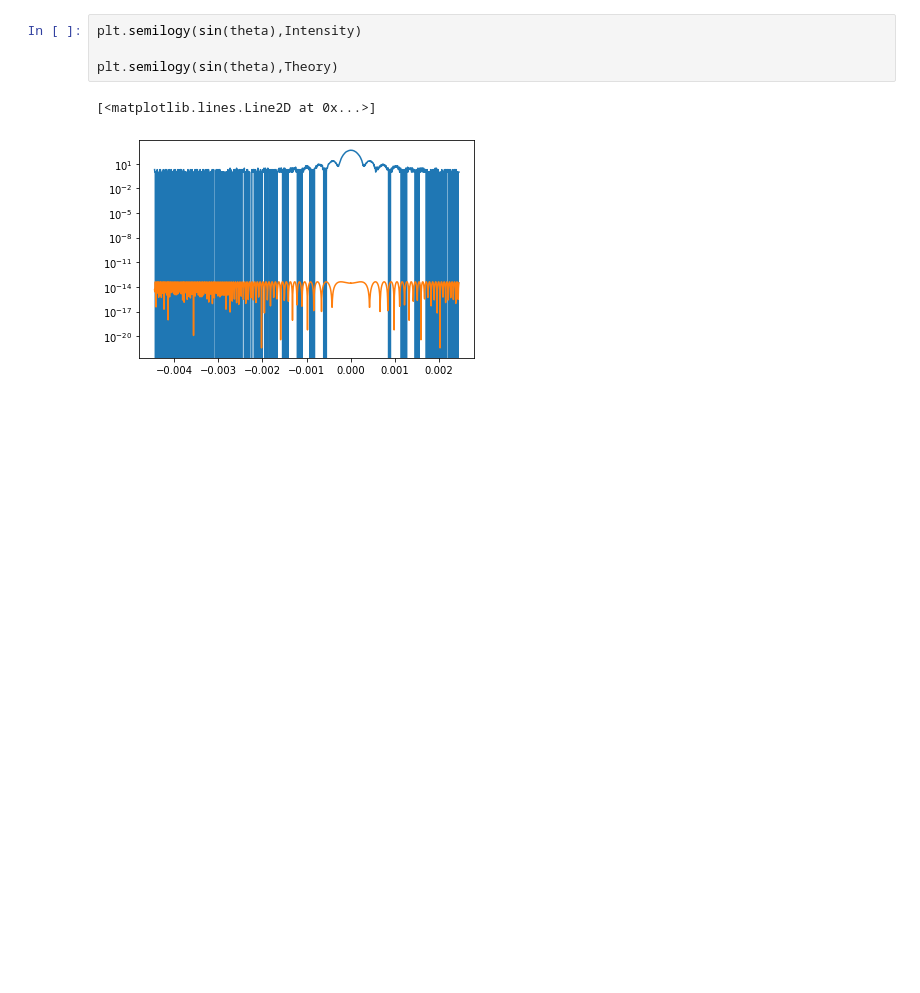
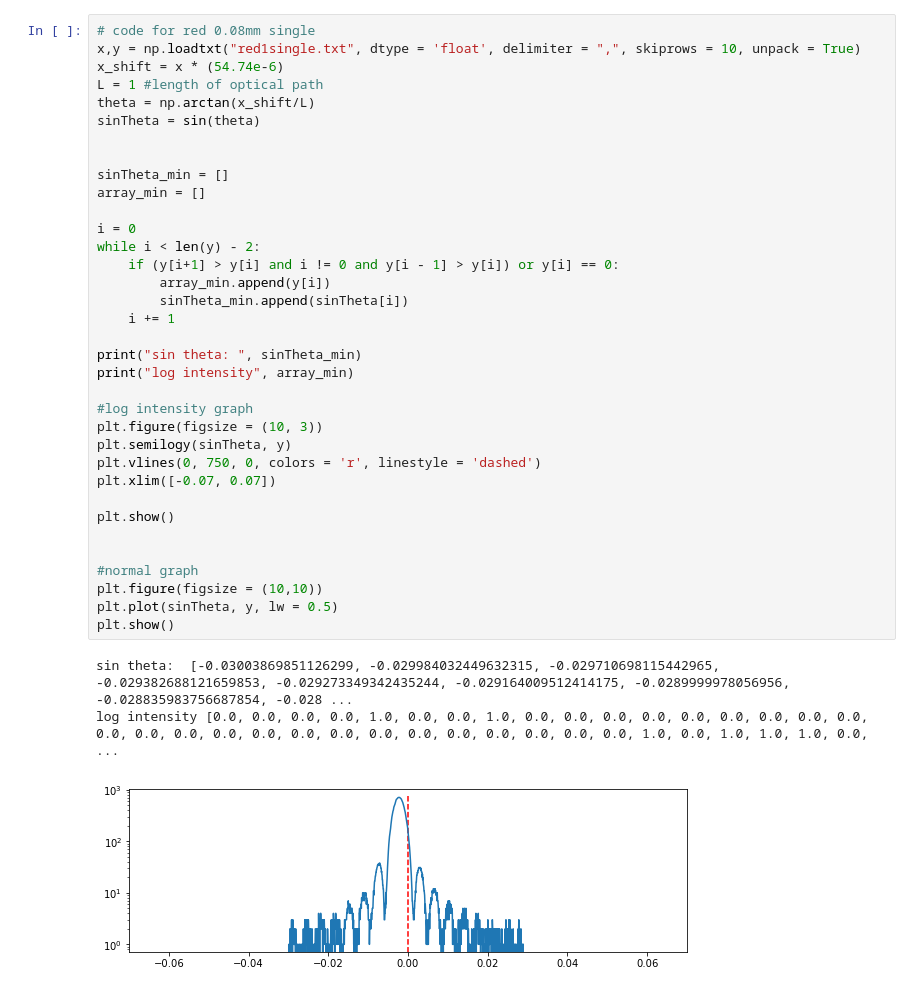
Before and after one commit to AlexBoiar/Phy-202-3-lab-231, a Jupyter notebook: Untitled.ipynb, the cells around one changed output. Drawn from its saved outputs; the diff is of its cells as text; blank space fills up the shorter version.

```diff
--- a/Untitled.ipynb
+++ b/Untitled.ipynb
@@ -40,7 +20,39 @@ Theory = diffract(theta,5,0.001,1,650e-9)
-# %%
-plt.semilogy(sin(theta),Intensity)
-
-plt.semilogy(sin(theta),Theory)
-# %% [output]
-[<matplotlib.lines.Line2D at 0x...>]
-[figure, removed]
+# %%
+# code for red 0.08mm single
+x,y = np.loadtxt("red1single.txt", dtype = 'float', delimiter = ",", skiprows = 10, unpack = True)
+x_shift = x * (54.74e-6)
+L = 1 #length of optical path
+theta = np.arctan(x_shift/L)
+sinTheta = sin(theta)
+
+
+sinTheta_min = []
+array_min = []
+
+i = 0
+while i < len(y) - 2:
+    if (y[i+1] > y[i] and i != 0 and y[i - 1] > y[i]) or y[i] == 0:
+        array_min.append(y[i])
+        sinTheta_min.append(sinTheta[i])
+    i += 1
+
+print("sin theta: ", sinTheta_min)
+print("log intensity", array_min)
+
+#log intensity graph
+plt.figure(figsize = (10, 3))
+plt.semilogy(sinTheta, y)
+plt.vlines(0, 750, 0, colors = 'r', linestyle = 'dashed')
+plt.xlim([-0.07, 0.07])
+
+plt.show()
+
+
+#normal graph
+plt.figure(figsize = (10,10))
+plt.plot(sinTheta, y, lw = 0.5)
+plt.show()
+# %% [output]
+sin theta:  [-0.03003869851126299, -0.029984032449632315, -0.029710698115442965, -0.029382688121659853, -0.029273349342435244, -0.029164009512414175, -0.0289999978056956, -0.028835983756687854, -0.028 ...
+log intensity [0.0, 0.0, 0.0, 0.0, 1.0, 0.0, 0.0, 1.0, 0.0, 0.0, 0.0, 0.0, 0.0, 0.0, 0.0, 0.0, 0.0, 0.0, 0.0, 0.0, 0.0, 0.0, 0.0, 0.0, 0.0, 0.0, 0.0, 0.0, 0.0, 0.0, 0.0, 1.0, 0.0, 1.0, 1.0, 1.0, 0.0,  ...
+[figure, added]
```
Also changed, not shown: parts of 9 cells of this notebook.
